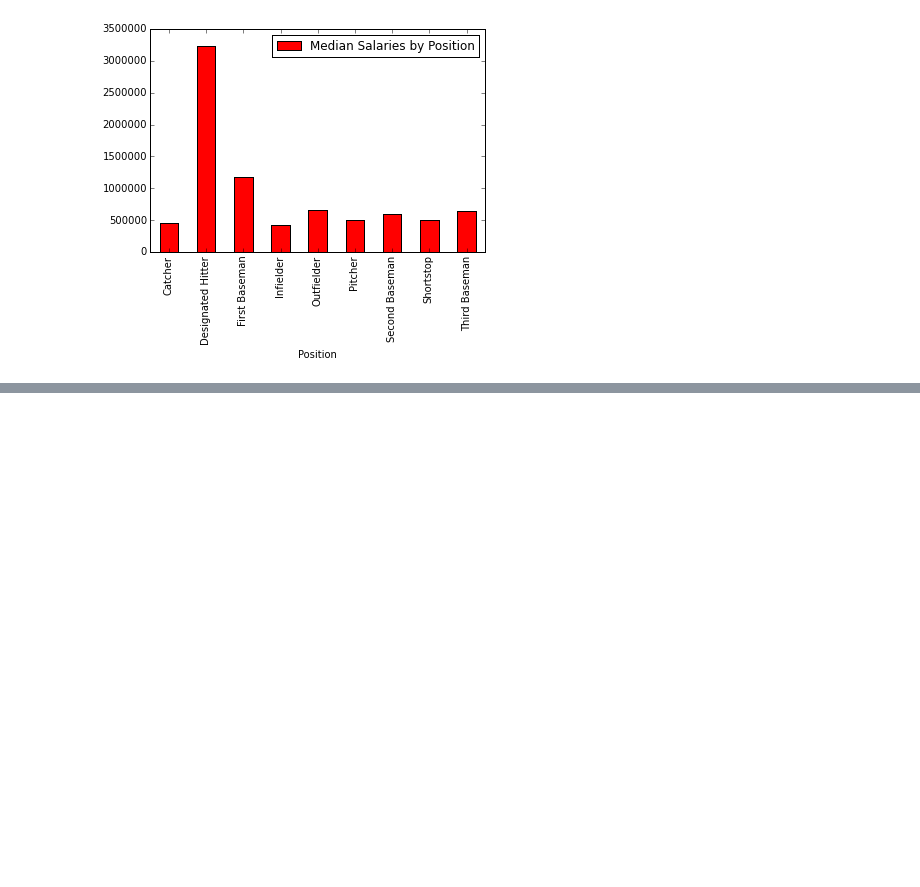
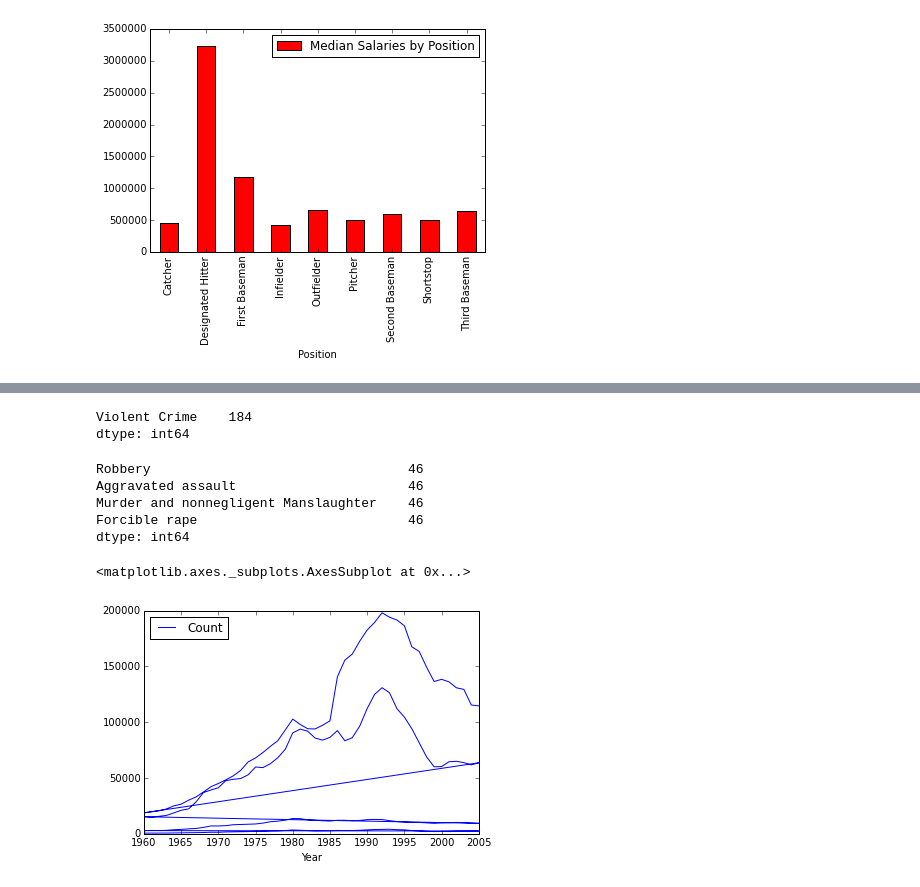
Before and after one commit to arkoneogy/mytutorials, a Jupyter notebook: python/alfessa_pandas_tuts_youtube.ipynb, the cells around one changed output, grey strips where cells are left out. Cells and saved outputs as stored; diff of their text form; code cells hidden in the pictures; blank space fills up the shorter version.

```diff
--- a/python/alfessa_pandas_tuts_youtube.ipynb
+++ b/python/alfessa_pandas_tuts_youtube.ipynb
@@ -704,0 +915,3 @@ plt.legend()
+# %%
+crime= pd.read_csv('../../pdacookbook/data/crime.csv')
+crime.shape
@@ -704,0 +929,3 @@ plt.legend()
+# %%
+calif= crime[(crime['State']=='California') & (crime['Type of Crime']=='Violent Crime')]
+calif.head()
@@ -704,0 +939,20 @@ plt.legend()
+# %%
+calif['Type of Crime'].value_counts()
+# %% [output]
+Violent Crime    184
+dtype: int64
+# %%
+calif= calif.set_index('Year')
+# %%
+calif['Crime'].value_counts()
+# %% [output]
+Robbery                                 46
+Aggravated assault                      46
+Murder and nonnegligent Manslaughter    46
+Forcible rape                           46
+dtype: int64
+# %%
+calif.plot()
+# %% [output]
+<matplotlib.axes._subplots.AxesSubplot at 0x...>
+[figure, added]
```
Also changed, not shown: parts of 28 cells of this notebook.
